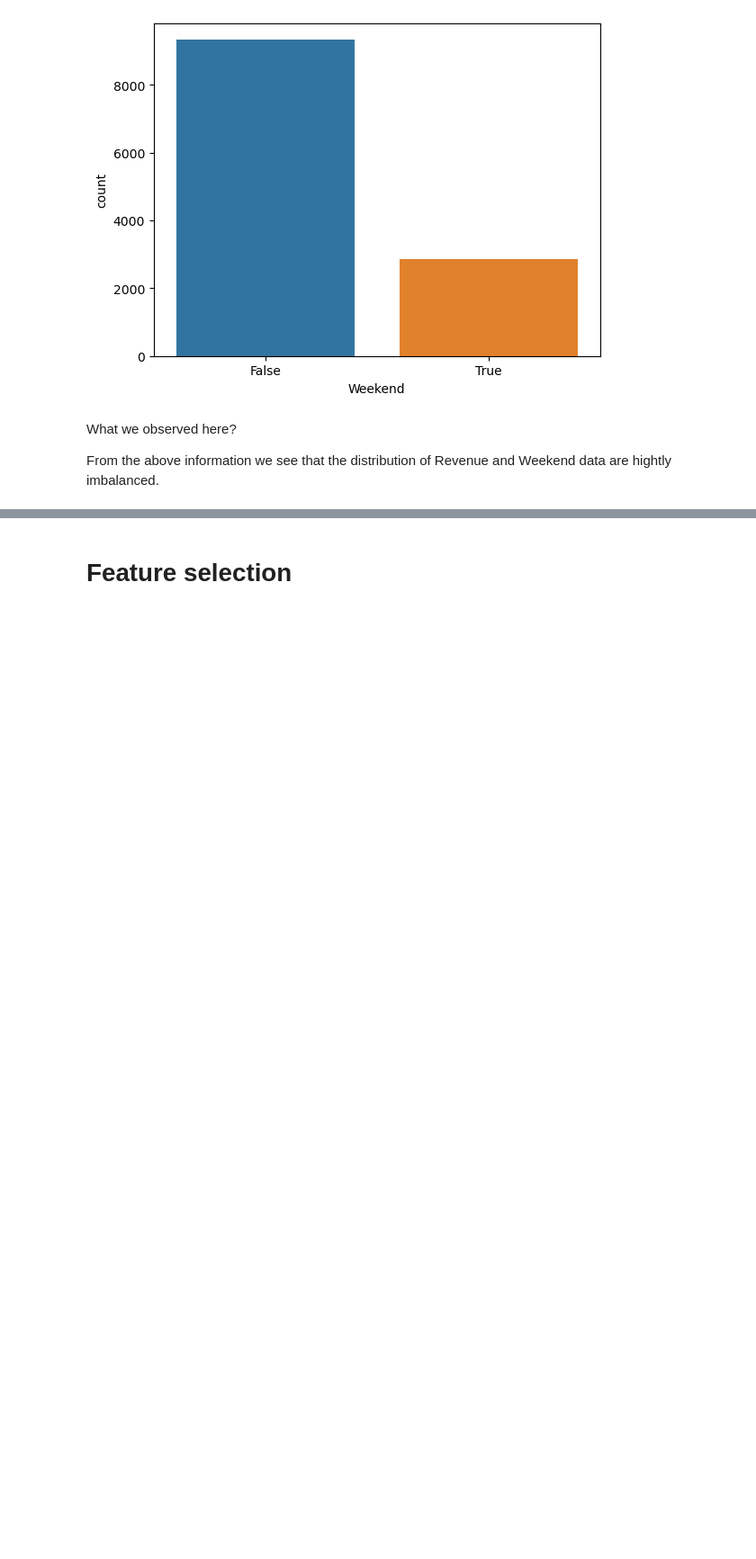
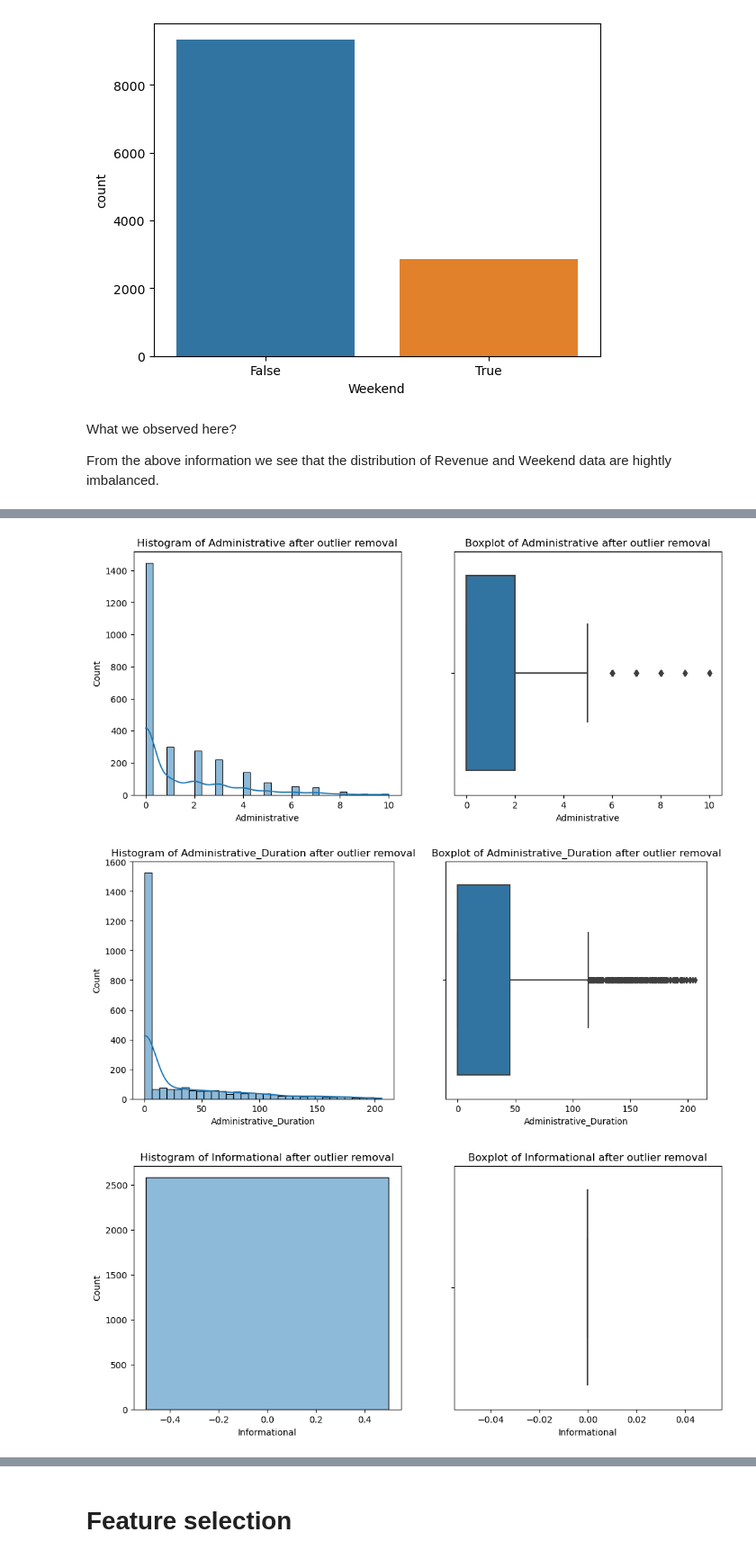
Before and after one commit to imashwin21/Online-Shoppers-Intention---Phase-1-Ashwin-P-Ashok-, a Jupyter notebook: Online Shoppers Intention.ipynb, the cells around one changed output, grey strips where cells are left out. Shown at 90% size. Drawn from its saved outputs; the diff is of its cells as text; code cells hidden in the pictures; blank space fills up the shorter version.

```diff
--- a/Online Shoppers Intention.ipynb
+++ b/Online Shoppers Intention.ipynb
@@ -194,0 +291,38 @@ From the above information we see that the distribution of Revenue and Weekend d
+# %%
+def remove_outliers_iqr(data, column):
+    Q1 = data[column].quantile(0.25)
+    Q3 = data[column].quantile(0.75)
+    IQR = Q3 - Q1
+
+    lower_bound = Q1 - 1.5 * IQR
+    upper_bound = Q3 + 1.5 * IQR
+
+    # Return a filtered DataFrame that excludes outliers
+    return data[(data[column] >= lower_bound) &  (data[column] <= upper_bound)]
+
+# Start with the original data
+cleaned_data = data.copy()  # Create a copy for cleaning
+
+# Remove outliers for each numeric column
+for column in numeric_columns:
+    cleaned_data = remove_outliers_iqr(cleaned_data, column)
+
+# Visualize the cleaned data again to confirm outliers are removed
+for column in numeric_columns:
+    plt.figure(figsize=(12, 5))
+
+    # Histogram
+    plt.subplot(1, 2, 1)
+    sns.histplot(cleaned_data[column], kde=True)
+    plt.title(f'Histogram of {column} after outlier removal')
+
+    # Boxplot
+    plt.subplot(1, 2, 2)
+    sns.boxplot(x=cleaned_data[column])
+    plt.title(f'Boxplot of {column} after outlier removal')
+
+    plt.show()
+# %% [output]
+[figure, added]
+[figure, added]
+[figure, added]
```
Also changed, not shown: parts of 28 cells of this notebook.
